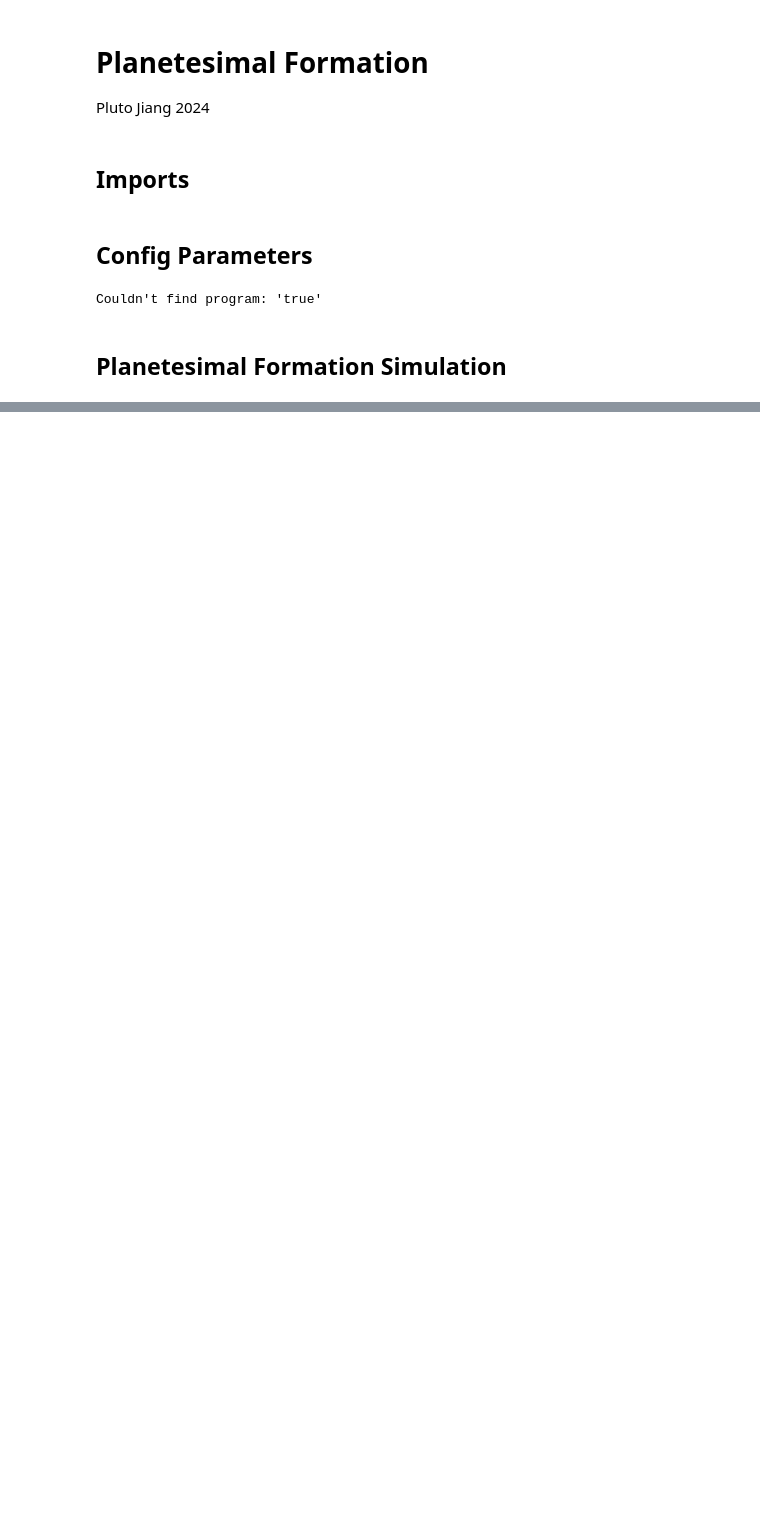
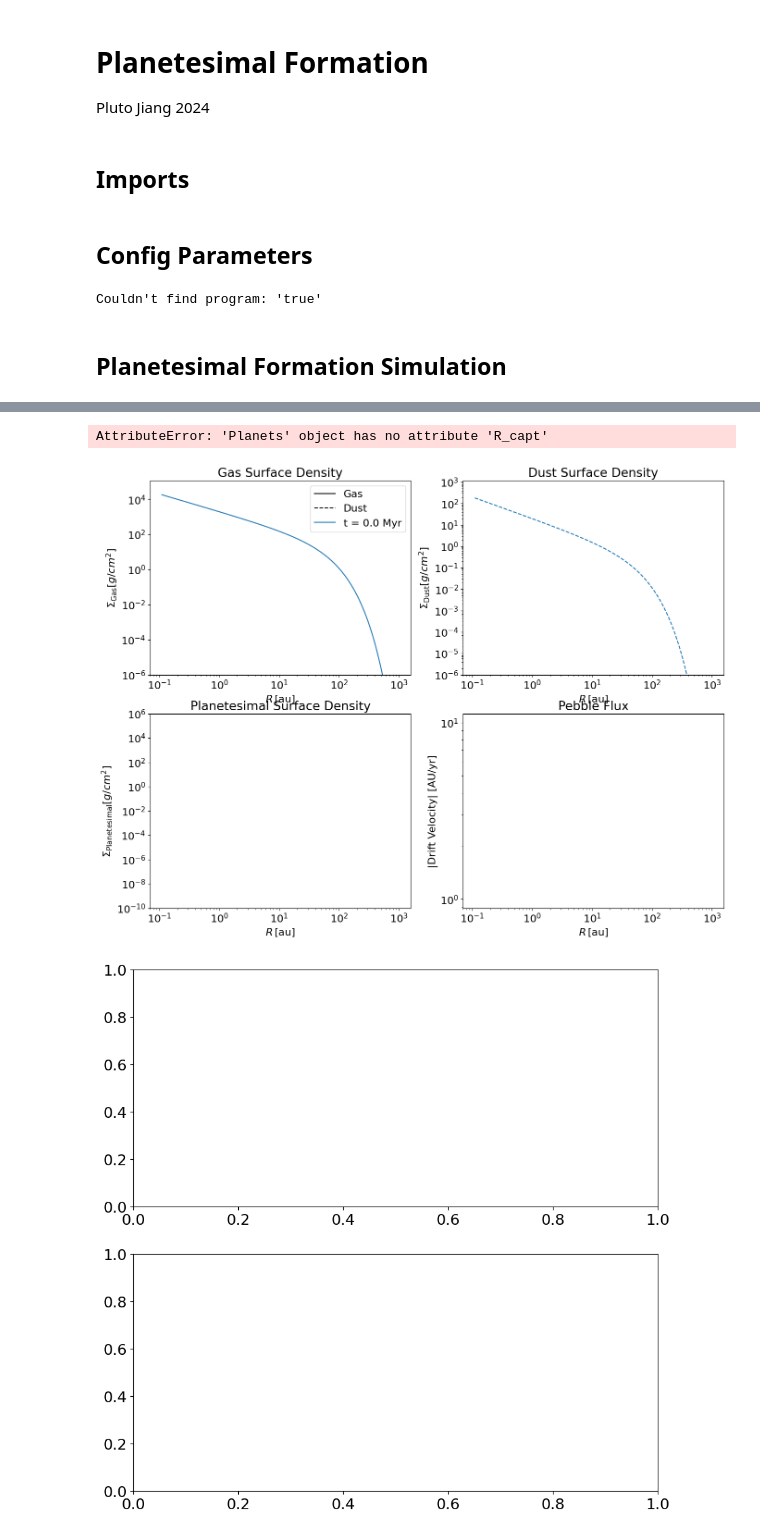
Before and after one commit to mlbalogh/DiscEvolution, a Jupyter notebook: pluto_tests/planetesimals.ipynb, the cells around one changed output, grey strips where cells are left out. Cells and saved outputs as stored; diff of their text form; code cells hidden in the pictures; blank space fills up the shorter version.

```diff
--- a/pluto_tests/planetesimals.ipynb
+++ b/pluto_tests/planetesimals.ipynb
@@ -337,8 +338,6 @@ def run_model(config):
 # config['transport']['radial_drift'] = False
 # run_model(config)
 # %%
-%%script true
-
 config_Lenz = {
     "grid": {
         "rmin": 0.1,
@@ -380,6 +379,11 @@ config_Lenz = {
         "St_min": 0.01,
         "St_max": 10,
         "pla_eff": 0.1
+    },
+    "planet": {
+        "include_planets": True,
+        "Rp": [3],    # initial position of embryo [AU]
+        "Mp": [1]     # initial mass of embryo [M_Earth]
     }
 }
 
@@ -389,3 +426,6 @@ Couldn't find program: 'true'
+AttributeError: 'Planets' object has no attribute 'R_capt'
+[figure, added]
+[figure, added]
 # %%
 config_Danti = {
     "grid": {
```
Also changed, not shown: parts of 3 cells of this notebook, 2 other files.
